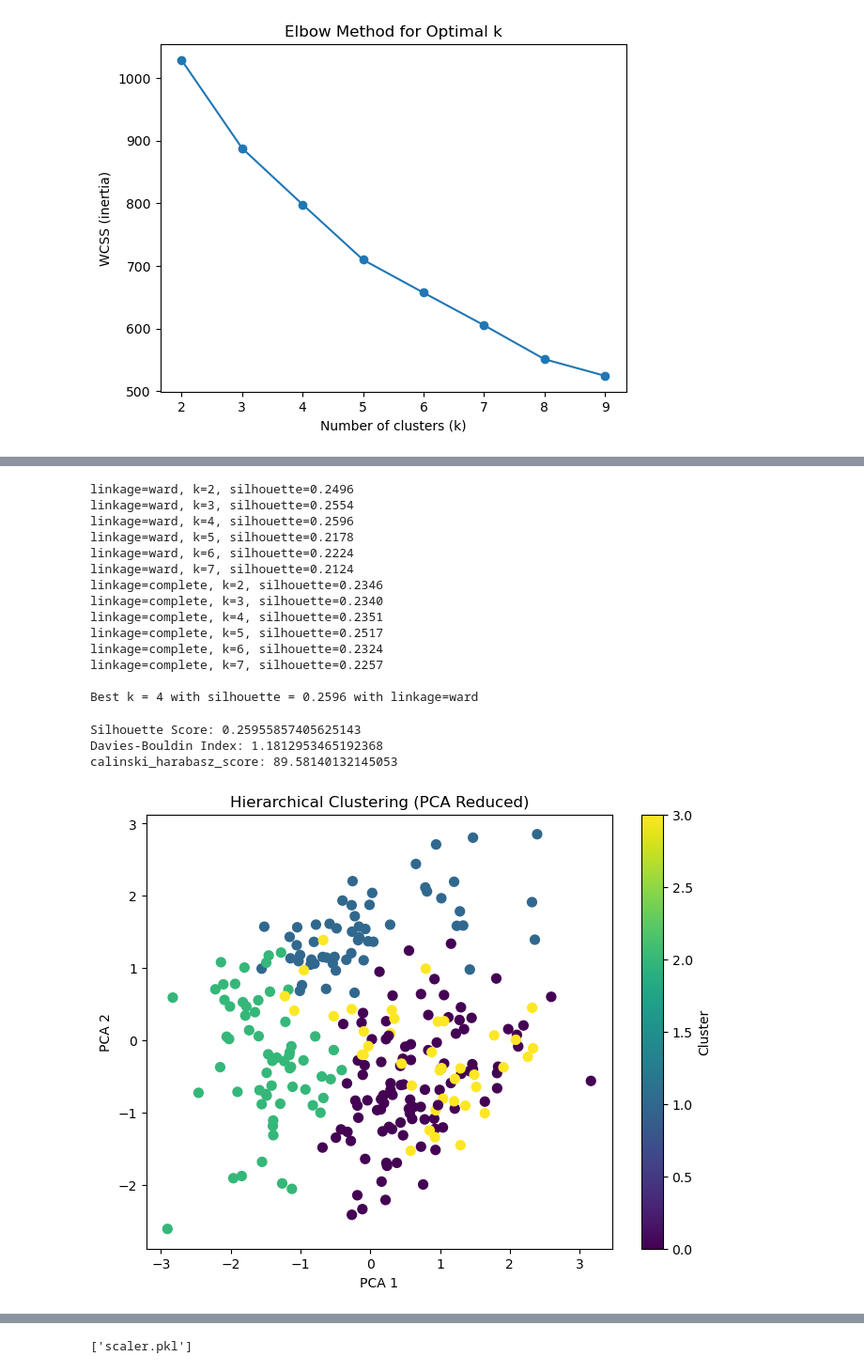
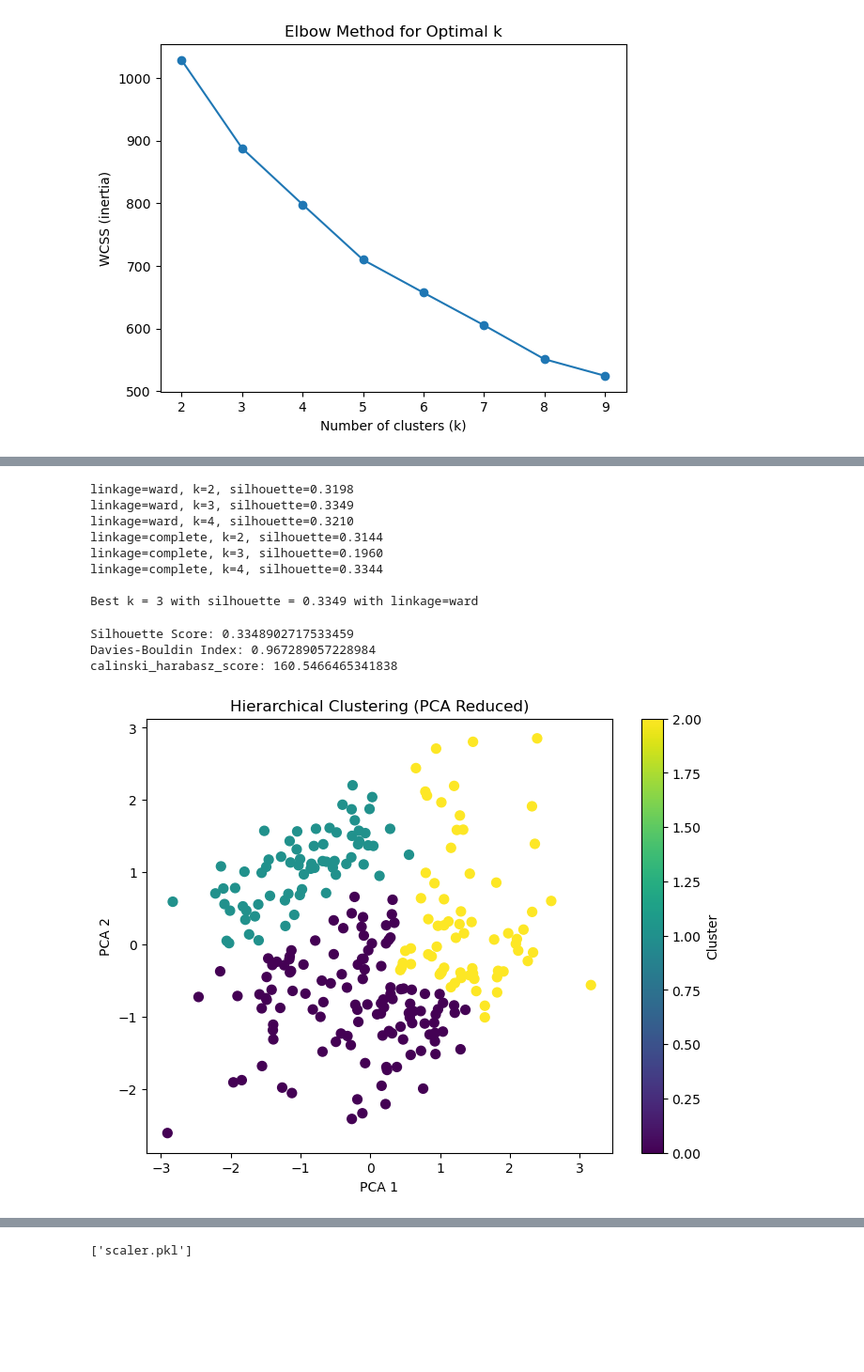
Before and after one commit to NithyaShriSK/unsupervised-Kmeans-DBscan-Task, a Jupyter notebook: cluster.ipynb, the cells around one changed output, grey strips where cells are left out. Shown at 94% size. Saved outputs shown, nothing was run; the diff lists cells and outputs as text; code cells hidden in the pictures; blank space fills up the shorter version.

```diff
--- a/cluster.ipynb
+++ b/cluster.ipynb
@@ -132,7 +137,7 @@ KMeans is known to have a memory leak on Windows with MKL, when there are less c
 KMeans is known to have a memory leak on Windows with MKL, when there are less chunks than available threads. You can avoid it by setting the environment variable OMP_NUM_THREADS=2.
 [figure]
 # %%
-pca = PCA(n_components=3)
+pca = PCA(n_components=2)
 X_pca = pca.fit_transform(x)
 # %%
 best_score = -1
@@ -187,5 +192,5 @@ Best k = 5 with silhouette = 0.2852
 # %%
-kmeans=KMeans(n_clusters=5,random_state=42,n_init=50,)
+kmeans=KMeans(n_clusters=3,random_state=42,n_init=50,)
 res=[]
 y_cluster=kmeans.fit_predict(X_pca)
 kmeanssilhouette = silhouette_score(X_pca, y_cluster)
@@ -241,7 +249,7 @@ best_k_value = None
 linkages = ["ward", "complete"]
 linkage="null"
 for link in linkages:
-    for k in range(2, 8):
+    for k in range(2, 5):
         hc = AgglomerativeClustering(n_clusters=k, linkage=link)
         labels = hc.fit_predict(X_pca)
         score = silhouette_score(X_pca, labels)
@@ -252,41 +260,35 @@ for link in linkages:
             linkage=link
 print(f"\nBest k = {best_k_value} with silhouette = {best_score:.4f} with linkage={linkage}")
 # %% [output]
-linkage=ward, k=2, silhouette=0.2496
-linkage=ward, k=3, silhouette=0.2554
-linkage=ward, k=4, silhouette=0.2596
-linkage=ward, k=5, silhouette=0.2178
-linkage=ward, k=6, silhouette=0.2224
-linkage=ward, k=7, silhouette=0.2124
-linkage=complete, k=2, silhouette=0.2346
-linkage=complete, k=3, silhouette=0.2340
-linkage=complete, k=4, silhouette=0.2351
-linkage=complete, k=5, silhouette=0.2517
-linkage=complete, k=6, silhouette=0.2324
-linkage=complete, k=7, silhouette=0.2257
+linkage=ward, k=2, silhouette=0.3198
+linkage=ward, k=3, silhouette=0.3349
+linkage=ward, k=4, silhouette=0.3210
+linkage=complete, k=2, silhouette=0.3144
+linkage=complete, k=3, silhouette=0.1960
+linkage=complete, k=4, silhouette=0.3344
 
-Best k = 4 with silhouette = 0.2596 with linkage=ward
+Best k = 3 with silhouette = 0.3349 with linkage=ward
 # %%
-hc = AgglomerativeClustering(n_clusters=4, linkage='ward')
+hc = AgglomerativeClustering(n_clusters=3, linkage='ward')
 y_hc = hc.fit_predict(X_pca)
 hcsilhouette = silhouette_score(X_pca, y_hc)
 hcdb_index = davies_bouldin_score(X_pca, y_hc)
 hc_ch = calinski_harabasz_score(X_pca, y_hc)
 res.append([hcsilhouette,hcdb_index,hc_ch,np.nan])
 print("Silhouette Score:", hcsilhouette)
 print("Davies-Bouldin Index:", hcdb_index)
 print("calinski_harabasz_score:",hc_ch)
 # PCA 2D plot
 plt.figure(figsize=(8,6))
 plt.scatter(X_pca[:,0], X_pca[:,1], c=y_hc, cmap="viridis", s=50)
 plt.xlabel("PCA 1")
 plt.ylabel("PCA 2")
 plt.title("Hierarchical Clustering (PCA Reduced)")
 plt.colorbar(label="Cluster")
 plt.show()
 # %% [output]
-Silhouette Score: 0.25955857405625143
-Davies-Bouldin Index: 1.1812953465192368
-calinski_harabasz_score: 89.58140132145053
+Silhouette Score: 0.3348902717533459
+Davies-Bouldin Index: 0.967289057228984
+calinski_harabasz_score: 160.5466465341838
-[figure, old version]
+[figure, new version]
 # %%
```
Also changed, not shown: parts of 11 cells of this notebook, 1 other file.
